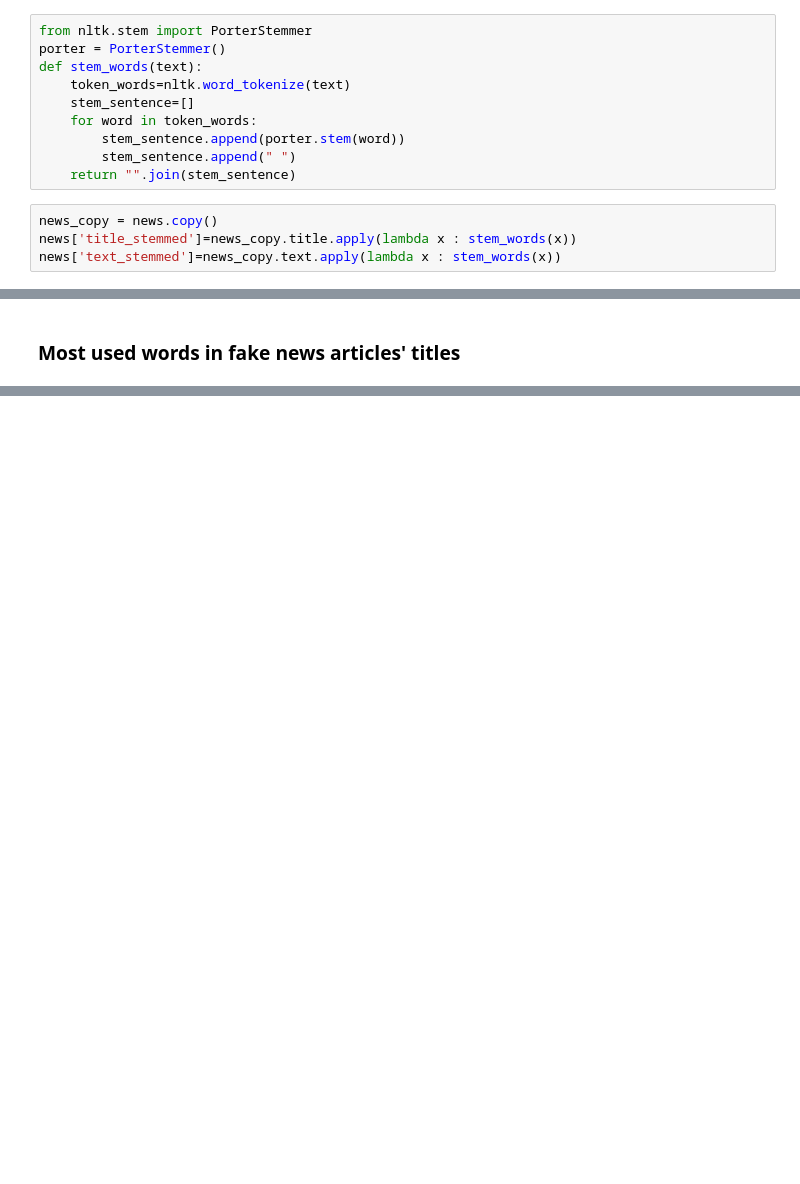
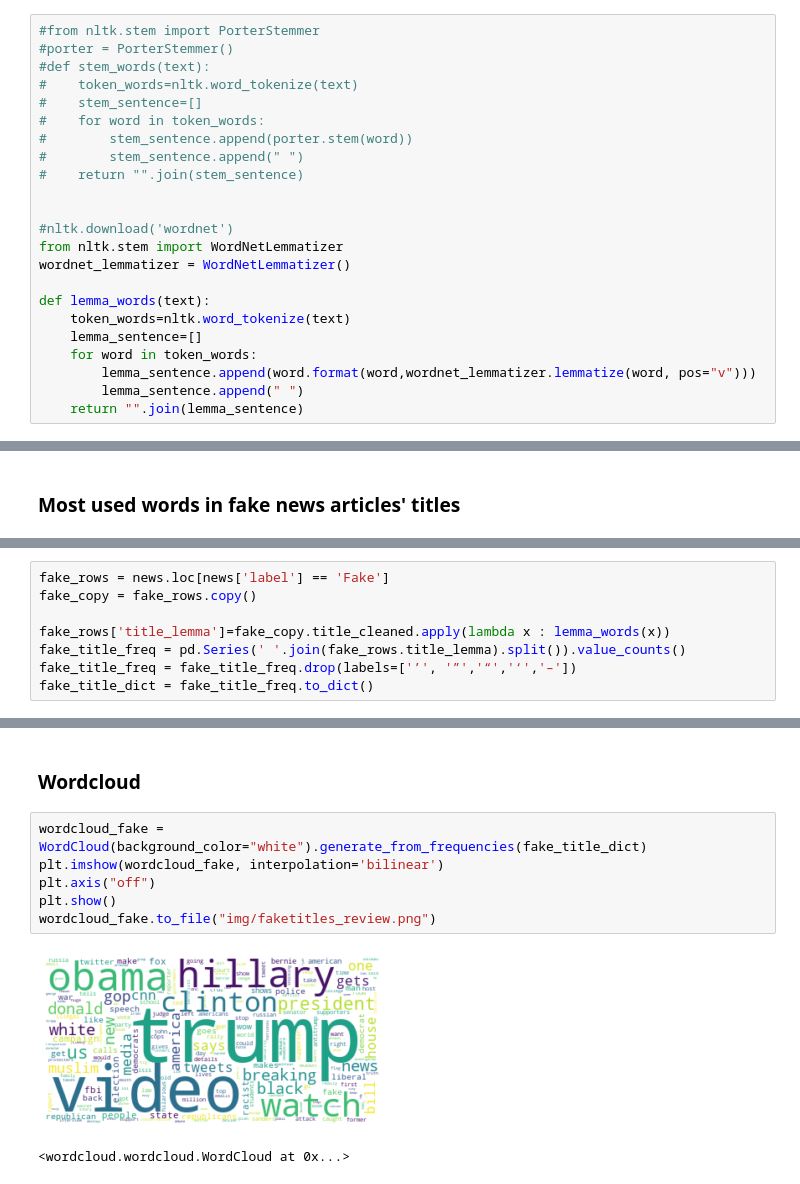
Before and after one commit to carolinlyybek/ids_fakenews, a Jupyter notebook: Project D23 KAGGLE-FAKE NEWS DETECTION.ipynb, the cells around one changed output, grey strips where cells are left out. Cells and saved outputs as stored; diff of their text form; blank space fills up the shorter version.

Commit message:
wordclouds
some more cleaning

```diff
--- a/Project D23 KAGGLE-FAKE NEWS DETECTION.ipynb
+++ b/Project D23 KAGGLE-FAKE NEWS DETECTION.ipynb
@@ -212,16 +218,25 @@ news.head()
 # %% [markdown]
 ### Stem words and lemmatize verbs
 # %%
-from nltk.stem import PorterStemmer
-porter = PorterStemmer()
-def stem_words(text):
+#from nltk.stem import PorterStemmer
+#porter = PorterStemmer()
+#def stem_words(text):
+#    token_words=nltk.word_tokenize(text)
+#    stem_sentence=[]
+#    for word in token_words:
+#        stem_sentence.append(porter.stem(word))
+#        stem_sentence.append(" ")
+#    return "".join(stem_sentence)
+
+
+#nltk.download('wordnet')
+from nltk.stem import WordNetLemmatizer
+wordnet_lemmatizer = WordNetLemmatizer()
+
+def lemma_words(text):
     token_words=nltk.word_tokenize(text)
-    stem_sentence=[]
+    lemma_sentence=[]
     for word in token_words:
-        stem_sentence.append(porter.stem(word))
-        stem_sentence.append(" ")
-    return "".join(stem_sentence)
+        lemma_sentence.append(word.format(word,wordnet_lemmatizer.lemmatize(word, pos="v")))
+        lemma_sentence.append(" ")
+    return "".join(lemma_sentence)
-# %%
-news_copy = news.copy()
-news['title_stemmed']=news_copy.title.apply(lambda x : stem_words(x))
-news['text_stemmed']=news_copy.text.apply(lambda x : stem_words(x))
@@ -238,0 +245,8 @@ fake_title_freq
+# %%
+fake_rows = news.loc[news['label'] == 'Fake']
+fake_copy = fake_rows.copy()
+
+fake_rows['title_lemma']=fake_copy.title_cleaned.apply(lambda x : lemma_words(x))
+fake_title_freq = pd.Series(' '.join(fake_rows.title_lemma).split()).value_counts()
+fake_title_freq = fake_title_freq.drop(labels=['’', '”','“','‘','–'])
+fake_title_dict = fake_title_freq.to_dict()
@@ -238,0 +293,11 @@ fake_title_freq
+# %% [markdown]
+### Wordcloud
+# %%
+wordcloud_fake = WordCloud(background_color="white").generate_from_frequencies(fake_title_dict)
+plt.imshow(wordcloud_fake, interpolation='bilinear')
+plt.axis("off")
+plt.show()
+wordcloud_fake.to_file("img/faketitles_review.png")
+# %% [output]
+[figure, added]
+<wordcloud.wordcloud.WordCloud at 0x...>
```
Also changed, not shown: parts of 12 cells of this notebook, 2 other files.
